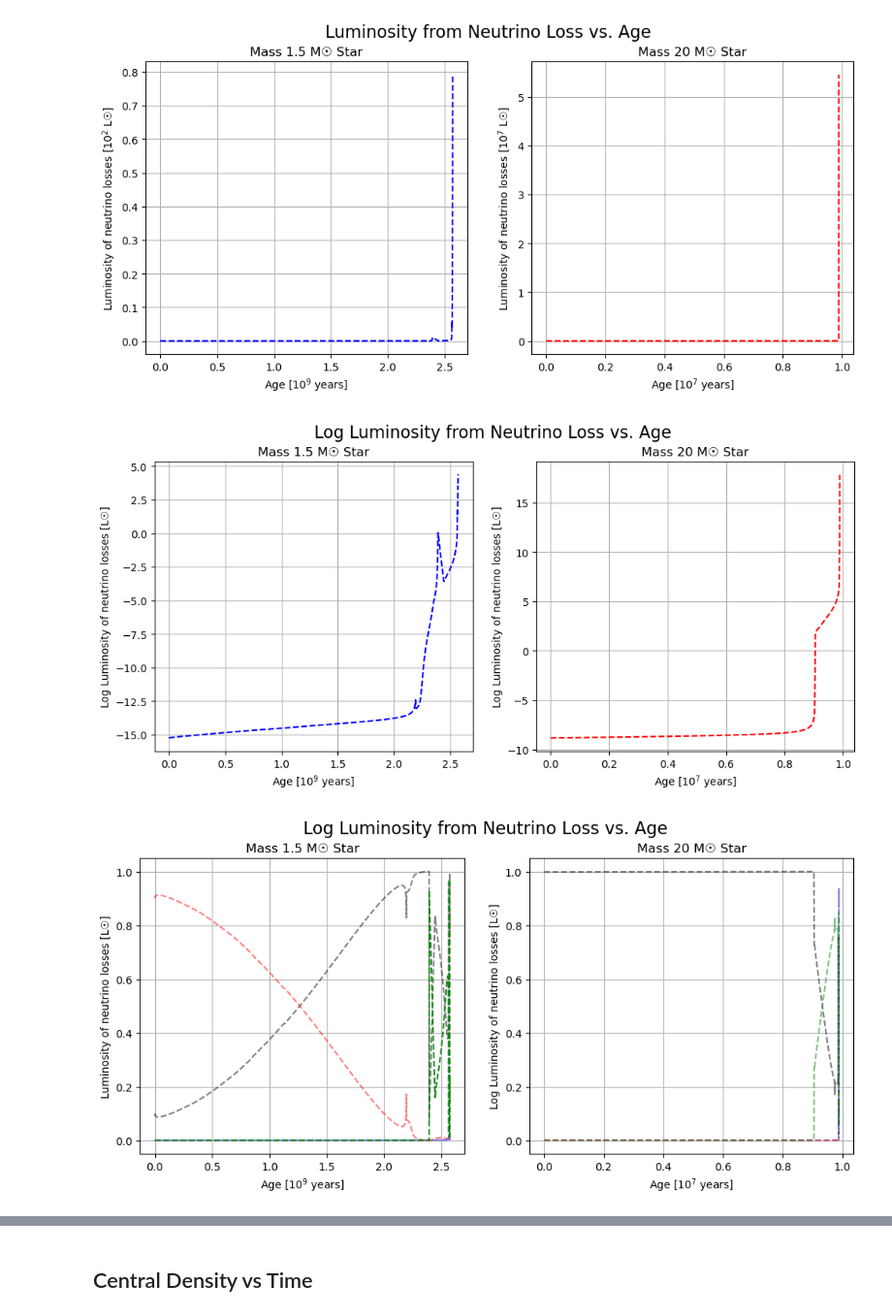
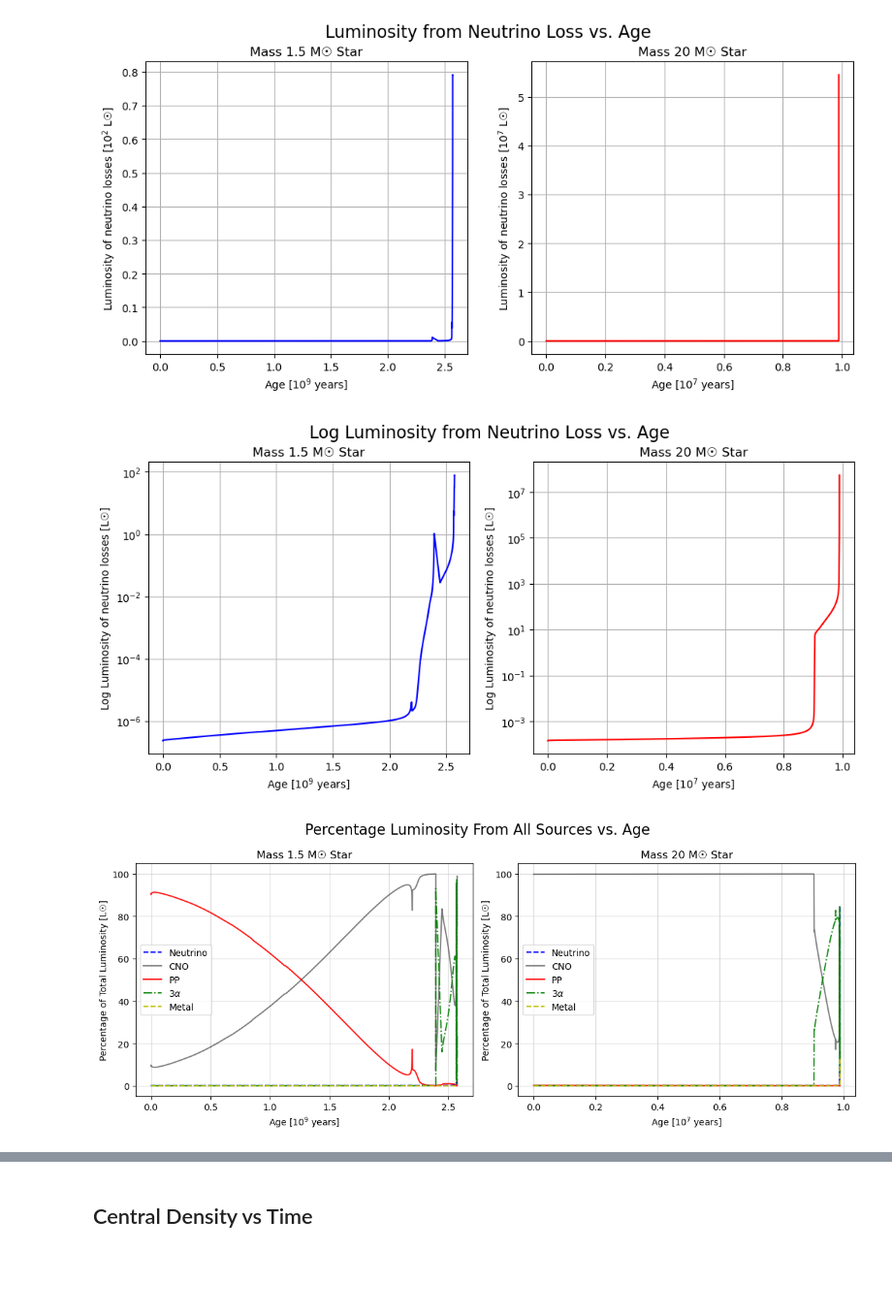
Before and after one commit to pathakis/Modelling-the-Lives-of-Stars, a Jupyter notebook: Task_3_1.ipynb, the cells around one changed output, grey strips where cells are left out. Shown at 97% size. Saved outputs shown, nothing was run; the diff lists cells and outputs as text; code cells hidden in the pictures; blank space fills up the shorter version.

Commit message:
Updated plots for Task 3.1 and 3.5

```diff
--- a/Task_3_1.ipynb
+++ b/Task_3_1.ipynb
@@ -254,9 +263,12 @@ ax[1].grid();
 [figure]
 # %%
 fig, ax = plt.subplots(1, 2, figsize=(12, 5))
-ax[0].plot(data_1_5['Age (years)']/1e9, np.log(data_1_5['Luminosity of neutrino losses (L0)']), linestyle='--', c='b')
+ax[0].plot(data_1_5['Age (years)']/1e9, data_1_5['Luminosity of neutrino losses (L0)'], linestyle='-', c='b')
 ax[0].grid();
-ax[1].plot(data_20['Age (years)']/1e7, np.log(data_20['Luminosity of neutrino losses (L0)']), linestyle='--', c='r')
+ax[1].plot(data_20['Age (years)']/1e7, data_20['Luminosity of neutrino losses (L0)'], linestyle='-', c='r')
+
+ax[0].set_yscale('log')
+ax[1].set_yscale('log')
 
 ax[0].set_xlabel('Age [$10^{9}$ years]')
 ax[0].set_ylabel('Log Luminosity of neutrino losses [L☉]')
@@ -269,33 +281,60 @@ ax[1].set_xlabel('Age [$10^{7}$ years]')
 ax[1].set_ylabel('Log Luminosity of neutrino losses [L☉]')
 ax[1].grid();
 # %% [output]
-[figure, old version]
+[figure, new version]
 # %%
-total_lum_1_5 = data_1_5['Luminosity from PP chain (L0)'] + data_1_5['Luminosity from CNO cycle (L0)'] + data_1_5['Luminosity from triple-alpha reactions (L0)'] + data_1_5['Luminosity of neutrino losses (L0)']
-total_lum_20 = data_20['Luminosity from PP chain (L0)'] + data_20['Luminosity from CNO cycle (L0)'] + data_20['Luminosity from triple-alpha reactions (L0)'] + data_20['Luminosity of neutrino losses (L0)']
+total_lum_1_5 = (data_1_5['Luminosity from PP chain (L0)'] + data_1_5['Luminosity from CNO cycle (L0)'] + data_1_5['Luminosity from triple-alpha reactions (L0)'] + data_1_5['Luminosity of neutrino losses (L0)'] + data_1_5['Luminosity from metal burning (L0)'])/100
+total_lum_20 = (data_20['Luminosity from PP chain (L0)'] + data_20['Luminosity from CNO cycle (L0)'] + data_20['Luminosity from triple-alpha reactions (L0)'] + data_20['Luminosity of neutrino losses (L0)'] + data_20['Luminosity from metal burning (L0)'])/100
 
 fig, ax = plt.subplots(1, 2, figsize=(12, 5))
 
-ax[0].plot(data_1_5['Age (years)']/1e9, (data_1_5['Luminosity of neutrino losses (L0)'])/total_lum_1_5, linestyle='-', c='b', alpha=0.6, zorder=1)
-ax[0].plot(data_1_5['Age (years)']/1e9, (data_1_5['Luminosity from CNO cycle (L0)'])/total_lum_1_5, linestyle='--', c='black', alpha=0.5)
-ax[0].plot(data_1_5['Age (years)']/1e9, (data_1_5['Luminosity from PP chain (L0)'])/total_lum_1_5, linestyle='--', c='r', alpha=0.5)
-ax[0].plot(data_1_5['Age (years)']/1e9, (data_1_5['Luminosity from triple-alpha reactions (L0)'])/total_lum_1_5, linestyle='--', c='g', alpha=0.9, zorder=2)
+ax[0].plot(data_1_5['Age (years)']/1e9, ((data_1_5['Luminosity of neutrino losses (L0)'])/total_lum_1_5),
+           linestyle='--', c='b', alpha=0.9, zorder=1, label='Neutrino')
 
-ax[1].plot(data_20['Age (years)']/1e7, (data_20['Luminosity of neutrino losses (L0)'])/total_lum_20, linestyle='--', c='b', alpha=0.5, zorder=1)
-ax[1].plot(data_20['Age (years)']/1e7, (data_20['Luminosity from CNO cycle (L0)'])/total_lum_20, linestyle='--', c='black', alpha=0.5)
-ax[1].plot(data_20['Age (years)']/1e7, (data_20['Luminosity from PP chain (L0)'])/total_lum_20, linestyle='--', c='r', alpha=0.5)
-ax[1].plot(data_20['Age (years)']/1e7, (data_20['Luminosity from triple-alpha reactions (L0)'])/total_lum_20, linestyle='--', c='g', alpha=0.5, zorder=2)
+ax[0].plot(data_1_5['Age (years)']/1e9, ((data_1_5['Luminosity from CNO cycle (L0)'])/total_lum_1_5),
+           linestyle='-', c='black', alpha=0.5, label='CNO')
+
+ax[0].plot(data_1_5['Age (years)']/1e9, ((data_1_5['Luminosity from PP chain (L0)'])/total_lum_1_5),
+           linestyle='-', c='r', alpha=0.9, label='PP')
+
+ax[0].plot(data_1_5['Age (years)']/1e9, ((data_1_5['Luminosity from triple-alpha reactions (L0)'])/total_lum_1_5),
+           linestyle='-.', c='g', alpha=0.9, zorder=2, label=r'3$\alpha$')
+
+ax[0].plot(data_1_5['Age (years)']/1e9, ((data_1_5['Luminosity from metal burning (L0)'])/total_lum_1_5),
+           linestyle='--', c='y', alpha=0.9, zorder=2, label='Metal')
+
+#--------------------------------------------------------------------------------------------------------------------#
+ax[1].plot(data_20['Age (years)']/1e7, ((data_20['Luminosity of neutrino losses (L0)'])/total_lum_20),
+           linestyle='--', c='b', alpha=0.9, zorder=1, label='Neutrino')
+
+ax[1].plot(data_20['Age (years)']/1e7, ((data_20['Luminosity from CNO cycle (L0)'])/total_lum_20),
+           linestyle='-', c='black', alpha=0.5, label='CNO')
+
+ax[1].plot(data_20['Age (years)']/1e7, ((data_20['Luminosity from PP chain (L0)'])/total_lum_20),
+           linestyle='-', c='r', alpha=0.9, label='PP')
+
+ax[1].plot(data_20['Age (years)']/1e7, ((data_20['Luminosity from triple-alpha reactions (L0)'])/total_lum_20),
+           linestyle='-.', c='g', alpha=0.9, zorder=2, label=r'3$\alpha$')
+
+ax[1].plot(data_20['Age (years)']/1e7, ((data_20['Luminosity from metal burning (L0)'])/total_lum_20),
+           linestyle='--', c='y', alpha=0.9, zorder=2, label='Metal')
+
+# ax[0].set_xscale('log')
+# ax[1].set_xscale('log')
 
 ax[0].set_xlabel('Age [$10^{9}$ years]')
-ax[0].set_ylabel('Luminosity of neutrino losses [L☉]')
+ax[0].set_ylabel('Percentage of Total Luminosity [L☉]')
 
 ax[0].set_title('Mass 1.5 M☉ Star')
 ax[1].set_title('Mass 20 M☉ Star')
-fig.suptitle('Log Luminosity from Neutrino Loss vs. Age', fontsize=16)
+fig.suptitle('Percentage Luminosity From All Sources vs. Age', fontsize=16)
 
 ax[1].set_xlabel('Age [$10^{7}$ years]')
-ax[1].set_ylabel('Log Luminosity of neutrino losses [L☉]')
-ax[0].grid();
-ax[1].grid();
+ax[1].set_ylabel('Percentage of Total Luminosity [L☉]')
+ax[0].legend()
+ax[1].legend()
+ax[0].grid(alpha=0.45);
+ax[1].grid(alpha=0.45);
+plt.tight_layout();
 # %% [output]
-[figure, old version]
+[figure, new version]
```
Also changed, not shown: parts of 16 cells of this notebook, 1 other file.
